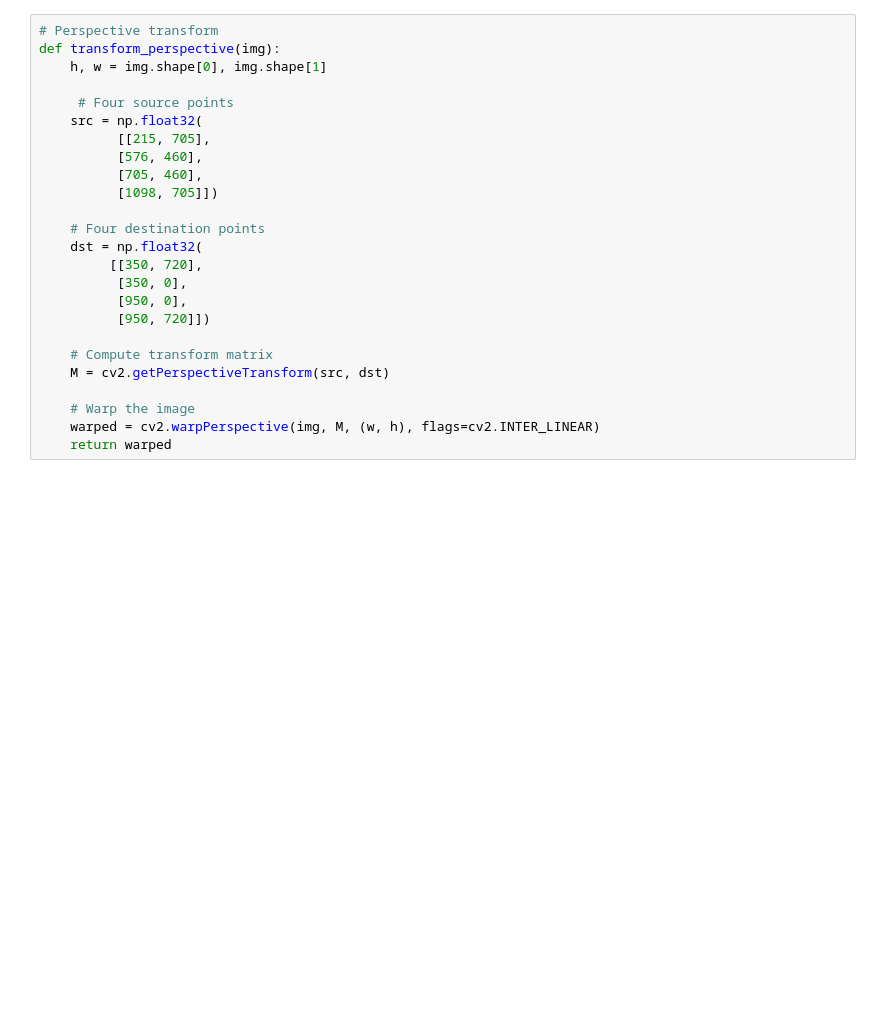
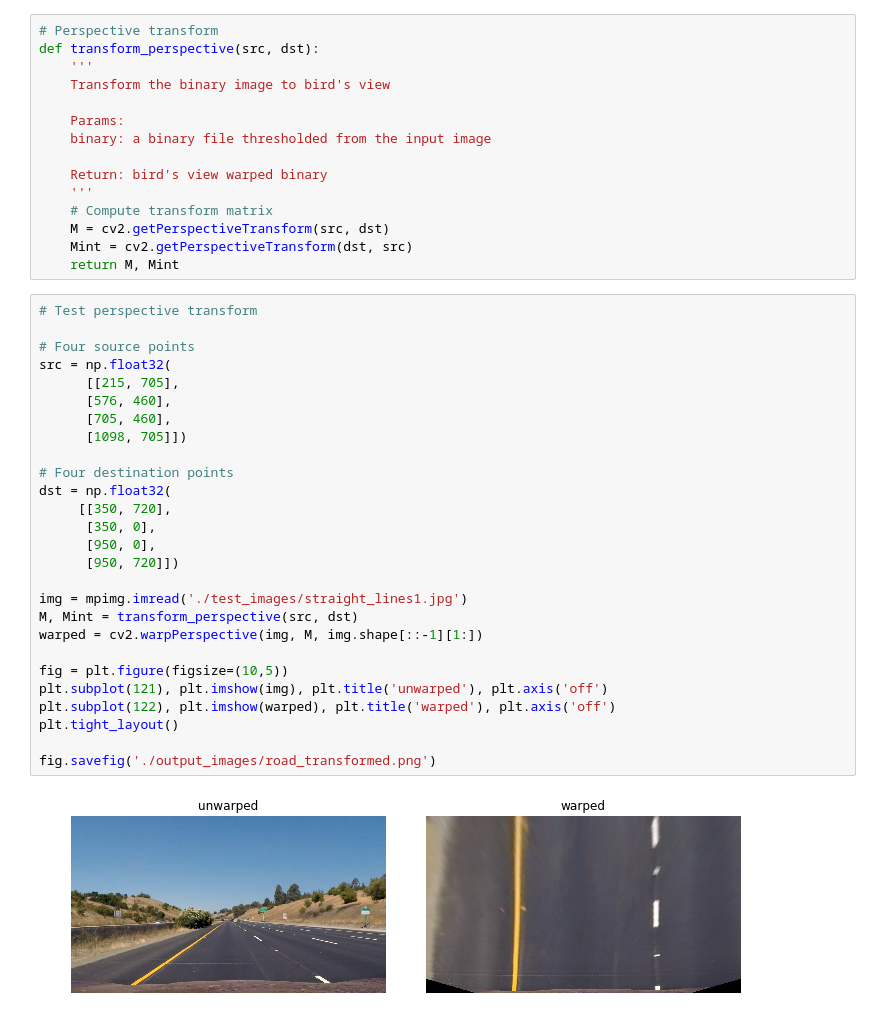
Before and after one commit to yuetingliu/CarND-Advanced-Lane-Lines-P4, a Jupyter notebook: Advanced-lane-line-finding.ipynb, the cells around one changed output. Saved outputs shown, nothing was run; the diff lists cells and outputs as text; blank space fills up the shorter version.

```diff
--- a/Advanced-lane-line-finding.ipynb
+++ b/Advanced-lane-line-finding.ipynb
@@ -116,25 +181,44 @@ def threshold_image(img, grad_mag_thresh=(30, 100), grad_dir_thresh=(np.pi/4, np
+# %%
+# Perspective transform
+def transform_perspective(src, dst):
+    '''
+    Transform the binary image to bird's view
+
+    Params:
+    binary: a binary file thresholded from the input image
+
+    Return: bird's view warped binary
+    '''
+    # Compute transform matrix
+    M = cv2.getPerspectiveTransform(src, dst)
+    Mint = cv2.getPerspectiveTransform(dst, src)
+    return M, Mint
 # %%
-# Perspective transform
-def transform_perspective(img):
-    h, w = img.shape[0], img.shape[1]
+# Test perspective transform
 
-     # Four source points
-    src = np.float32(
-          [[215, 705],
-          [576, 460],
-          [705, 460],
-          [1098, 705]])
+# Four source points
+src = np.float32(
+      [[215, 705],
+      [576, 460],
+      [705, 460],
+      [1098, 705]])
 
-    # Four destination points
-    dst = np.float32(
-         [[350, 720],
-          [350, 0],
-          [950, 0],
-          [950, 720]])
+# Four destination points
+dst = np.float32(
+     [[350, 720],
+      [350, 0],
+      [950, 0],
+      [950, 720]])
 
-    # Compute transform matrix
-    M = cv2.getPerspectiveTransform(src, dst)
+img = mpimg.imread('./test_images/straight_lines1.jpg')
+M, Mint = transform_perspective(src, dst)
+warped = cv2.warpPerspective(img, M, img.shape[::-1][1:])
 
-    # Warp the image
-    warped = cv2.warpPerspective(img, M, (w, h), flags=cv2.INTER_LINEAR)
-    return warped
+fig = plt.figure(figsize=(10,5))
+plt.subplot(121), plt.imshow(img), plt.title('unwarped'), plt.axis('off')
+plt.subplot(122), plt.imshow(warped), plt.title('warped'), plt.axis('off')
+plt.tight_layout()
+
+fig.savefig('./output_images/road_transformed.png')
+# %% [output]
+[figure, added]
```
Also changed, not shown: parts of 26 cells of this notebook, 18 other files.
